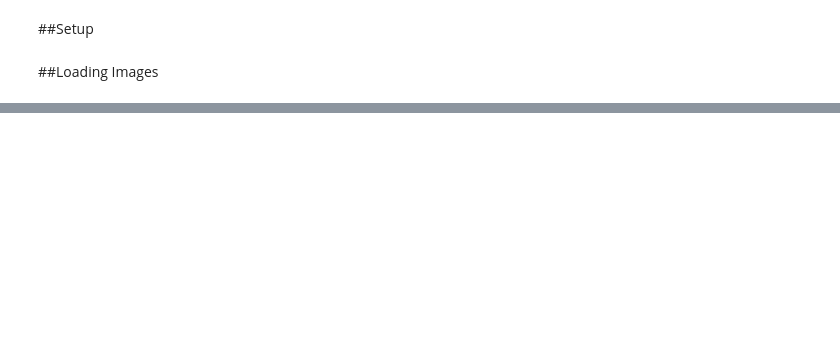
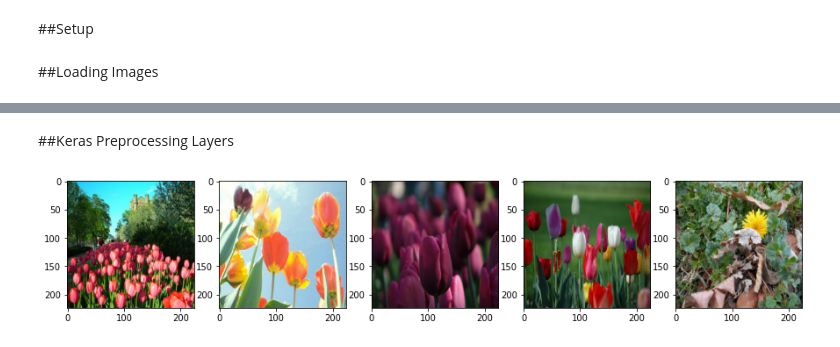
Before and after one commit to rahiakela/computer-vision-research-and-practice, a Jupyter notebook: 06-image-preprocessing/practical-machine-learning-for-computer-vision/01_image_size_and_resolution.ipynb, the cells around one changed output, grey strips where cells are left out. Saved outputs shown, nothing was run; the diff lists cells and outputs as text; code cells hidden in the pictures; blank space fills up the shorter version.

```diff
--- a/06-image-preprocessing/practical-machine-learning-for-computer-vision/01_image_size_and_resolution.ipynb
+++ b/06-image-preprocessing/practical-machine-learning-for-computer-vision/01_image_size_and_resolution.ipynb
@@ -57,0 +90,19 @@ CLASS_NAMES = 'daisy dandelion roses sunflowers tulips'.split()
+# %% [markdown]
+##Keras Preprocessing Layers
+# %%
+preproc_layers = tf.keras.Sequential([
+  tf.keras.layers.experimental.preprocessing.Resizing(height=IMG_HEIGHT, width=IMG_WIDTH, input_shape=(None, None, 3))
+])
+
+def apply_preprocess(img, label):
+  x = tf.expand_dims(img, 0)   # adds an extra dimension to the image
+  x = preproc_layers(x)
+  x = tf.squeeze(x, 0)         # removes the batch dimension
+  return x, label
+
+# now, we can apply the preprocessing layer
+f, ax = plt.subplots(1, 5, figsize=(15, 15))
+for idx, (img, label_int) in enumerate(train_dataset.map(apply_preprocess).take(5)):
+  ax[idx].imshow((img.numpy()));
+# %% [output]
+[figure, added]
```
Also changed, not shown: parts of 8 cells of this notebook.
